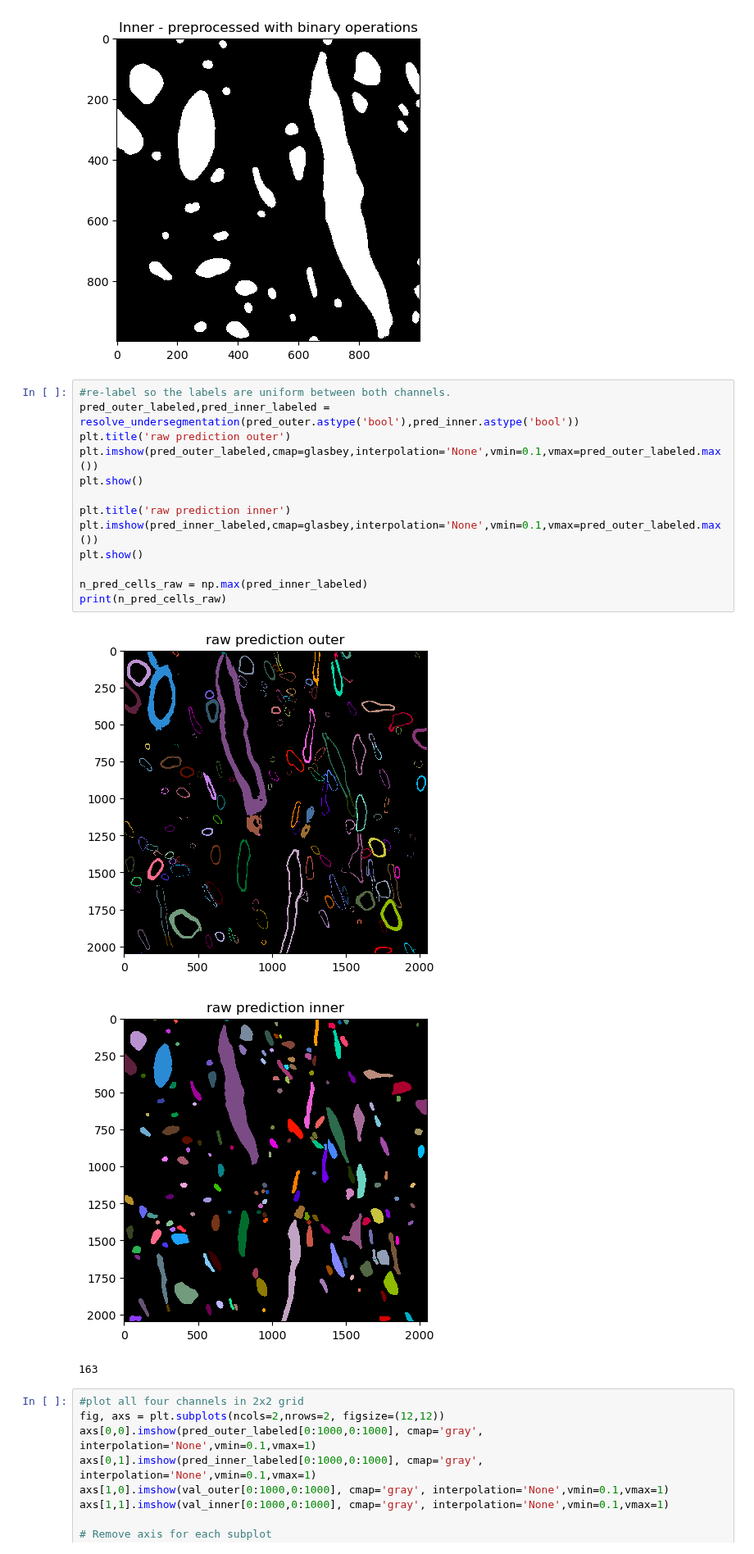
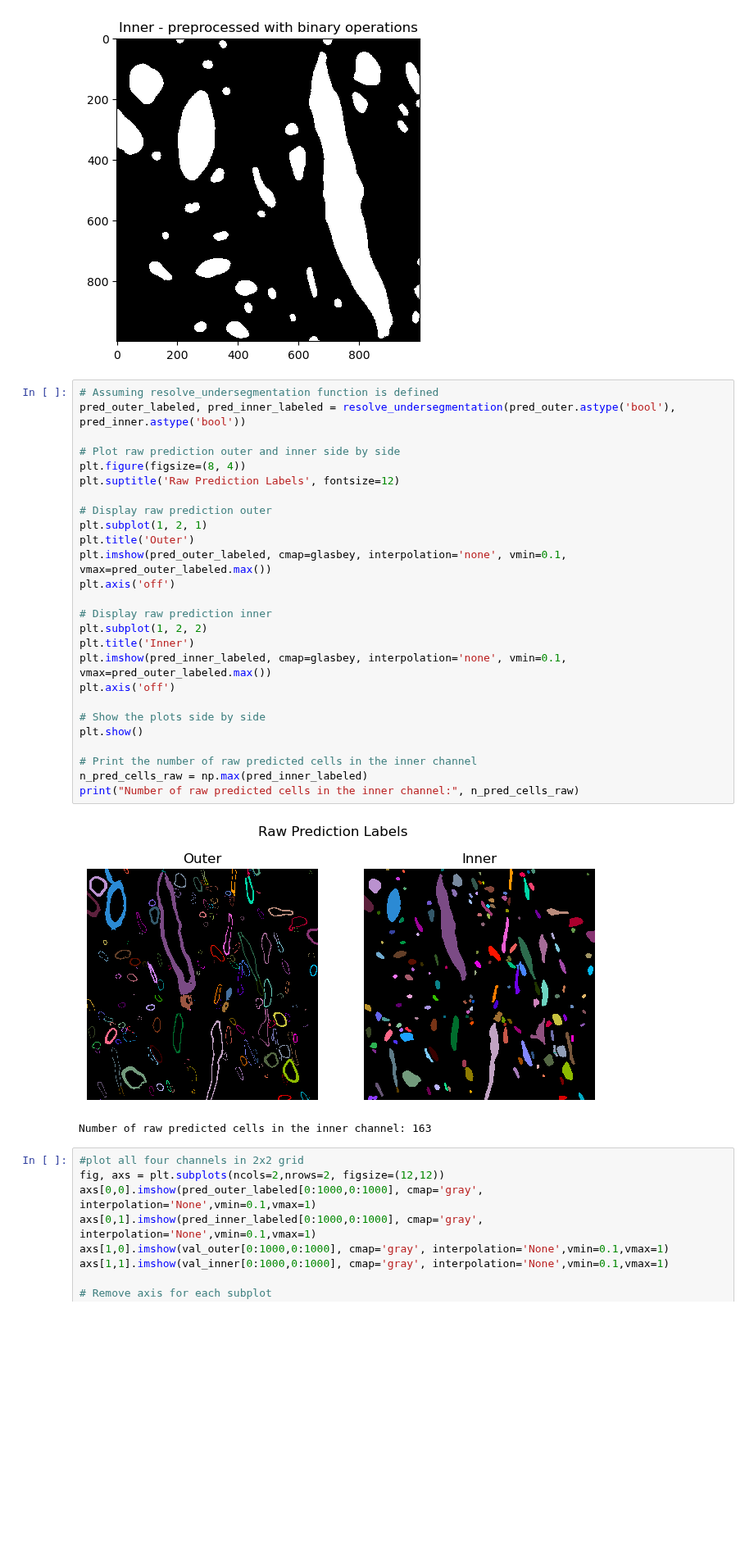
Before and after one commit to PhilipRuthig/EMtools, a Jupyter notebook: 4_validation.ipynb, the cells around one changed output. Shown at 82% size. Saved outputs shown, nothing was run; the diff lists cells and outputs as text; blank space fills up the shorter version.

```diff
--- a/4_validation.ipynb
+++ b/4_validation.ipynb
@@ -197,22 +185,34 @@ plt.show()
 [figure]
 [figure]
 # %%
-#re-label so the labels are uniform between both channels.
-pred_outer_labeled,pred_inner_labeled = resolve_undersegmentation(pred_outer.astype('bool'),pred_inner.astype('bool'))
-plt.title('raw prediction outer')
-plt.imshow(pred_outer_labeled,cmap=glasbey,interpolation='None',vmin=0.1,vmax=pred_outer_labeled.max())
+# Assuming resolve_undersegmentation function is defined
+pred_outer_labeled, pred_inner_labeled = resolve_undersegmentation(pred_outer.astype('bool'), pred_inner.astype('bool'))
+
+# Plot raw prediction outer and inner side by side
+plt.figure(figsize=(8, 4))
+plt.suptitle('Raw Prediction Labels', fontsize=12)
+
+# Display raw prediction outer
+plt.subplot(1, 2, 1)
+plt.title('Outer')
+plt.imshow(pred_outer_labeled, cmap=glasbey, interpolation='none', vmin=0.1, vmax=pred_outer_labeled.max())
+plt.axis('off')
+
+# Display raw prediction inner
+plt.subplot(1, 2, 2)
+plt.title('Inner')
+plt.imshow(pred_inner_labeled, cmap=glasbey, interpolation='none', vmin=0.1, vmax=pred_outer_labeled.max())
+plt.axis('off')
+
+# Show the plots side by side
 plt.show()
 
-plt.title('raw prediction inner')
-plt.imshow(pred_inner_labeled,cmap=glasbey,interpolation='None',vmin=0.1,vmax=pred_outer_labeled.max())
-plt.show()
-
+# Print the number of raw predicted cells in the inner channel
 n_pred_cells_raw = np.max(pred_inner_labeled)
-print(n_pred_cells_raw)
+print("Number of raw predicted cells in the inner channel:", n_pred_cells_raw)
 # %% [output]
-[figure, old version]
+[figure, new version]
-[figure, removed]
-163
+Number of raw predicted cells in the inner channel: 163
 # %%
 #plot all four channels in 2x2 grid
 fig, axs = plt.subplots(ncols=2,nrows=2, figsize=(12,12))
```
Also changed, not shown: parts of 17 cells of this notebook, 2 other files.
